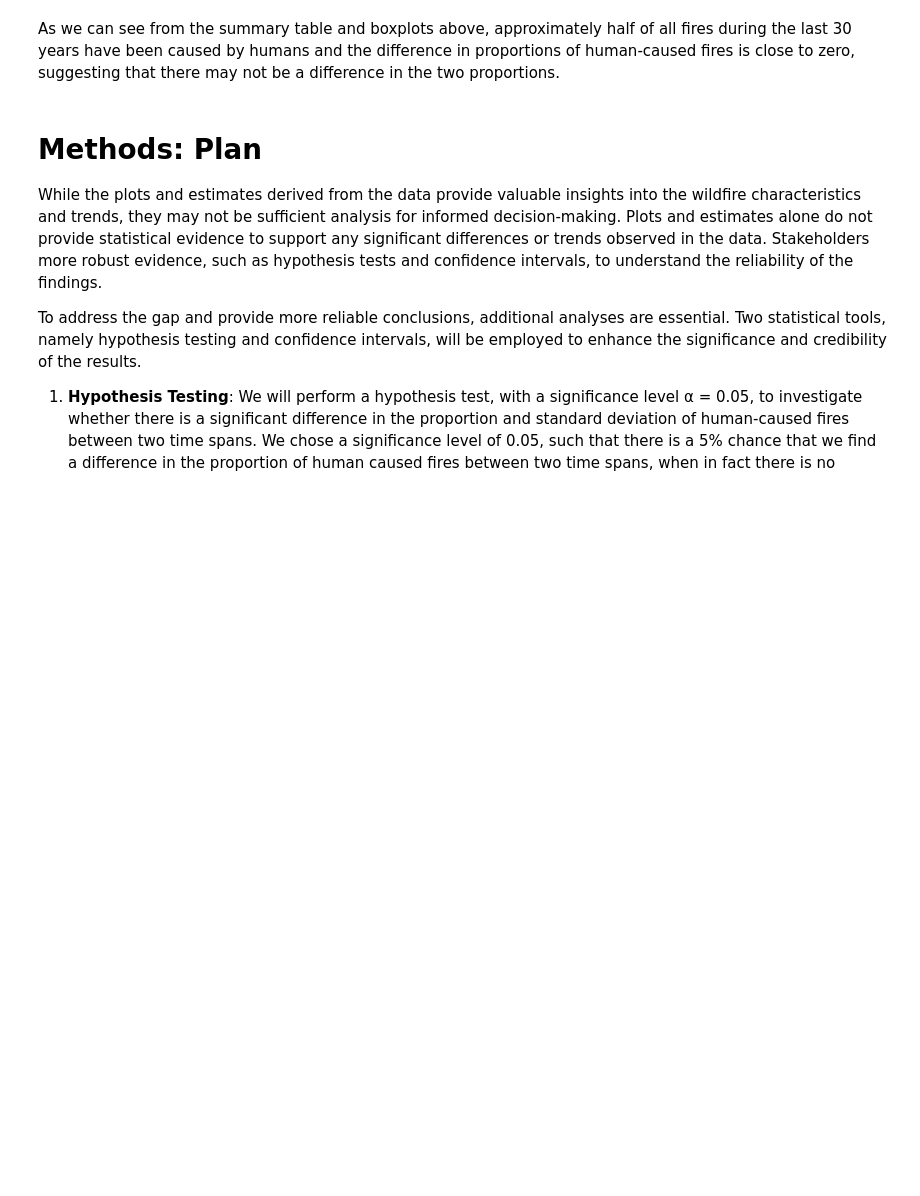
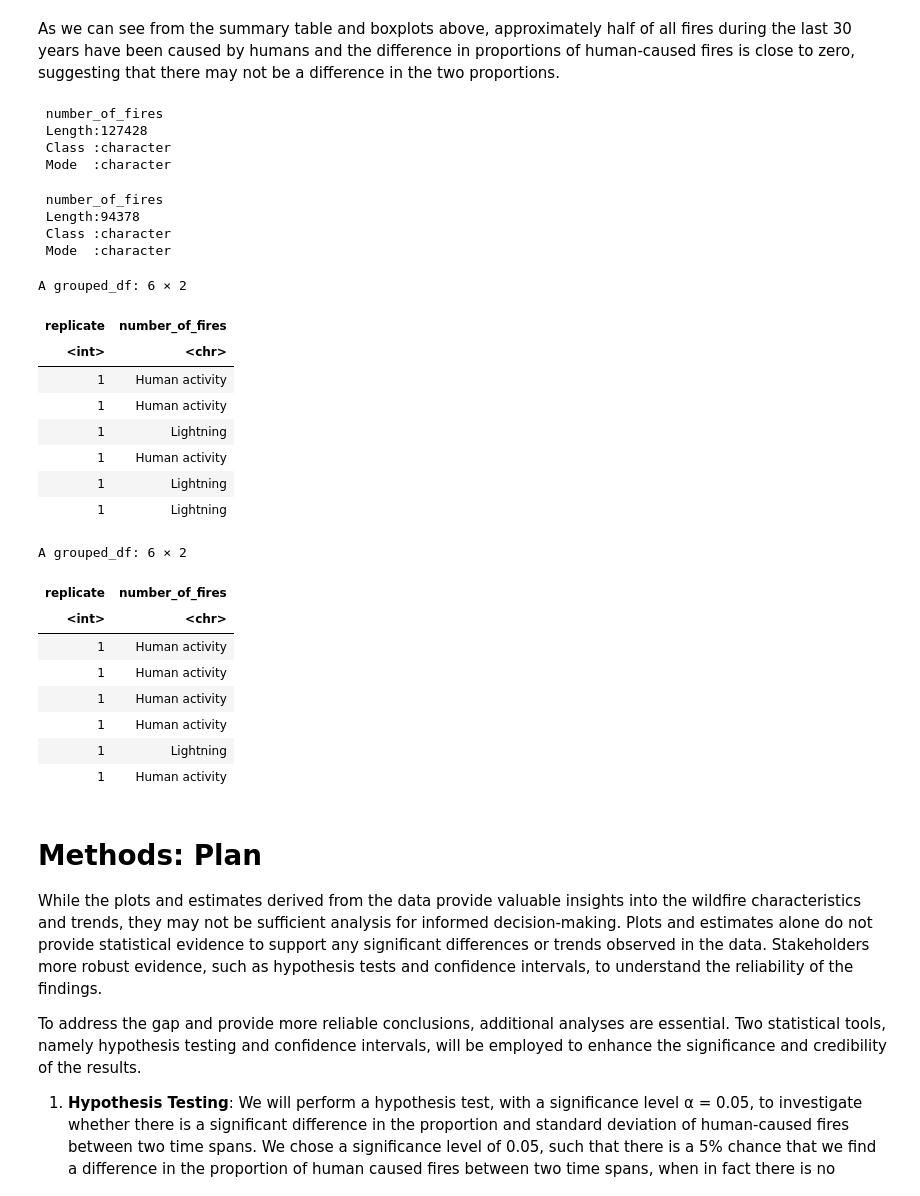
Before and after one commit to hakkd/Canada-Forest-Fires-By-Cause, a Jupyter notebook: report_group2.ipynb, the cells around one changed output. Cells and saved outputs as stored; diff of their text form; code cells hidden in the pictures; blank space fills up the shorter version.

Commit message:
Extended data and started bootstrapping distributions

```diff
--- a/report_group2.ipynb
+++ b/report_group2.ipynb
@@ -166,6 +172,64 @@ year_span_barplot
 [figure]
 # %% [markdown]
 As we can see from the summary table and boxplots above, approximately half of all fires during the last 30 years have been caused by humans and the difference in proportions of human-caused fires is close to zero, suggesting that there may not be a difference in the two proportions.
+# %%
+data_1990_2005 <- fire_data |>
+                  filter(Year <= 2005)
+expanded_data_1990_2005 <- data.frame()
+for (i in 1:nrow(data_1990_2005)) {
+  num_fires <- data_1990_2005$Number[i]
+  repeated_rows <- data.frame(number_of_fires = rep(data_1990_2005$Cause[i], num_fires))
+  expanded_data_1990_2005 <- rbind(expanded_data_1990_2005, repeated_rows)
+}
+summary(expanded_data_1990_2005)
+
+data_2006_2020 <- fire_data |>
+                  filter(Year <= 2020 & Year >= 2006)
+
+expanded_data_2006_2020 <- data.frame()
+for (i in 1:nrow(data_2006_2020)) {
+  num_fires <- data_2006_2020$Number[i]
+  repeated_rows <- data.frame(number_of_fires = rep(data_2006_2020$Cause[i], num_fires))
+  expanded_data_2006_2020 <- rbind(expanded_data_2006_2020, repeated_rows)
+}
+
+summary(expanded_data_2006_2020)
+
+
+boot_dist_1990_2005 <- expanded_data_1990_2005 |>
+                       rep_sample_n(size = nrow(expanded_data_1990_2005), reps = 10)
+head(boot_dist_1990_2005)
+
+boot_dist_2006_2020 <- expanded_data_2006_2020 |>
+                       rep_sample_n(size = nrow(expanded_data_2006_2020), reps = 10)
+head(boot_dist_2006_2020)
+# %% [output]
+ number_of_fires
+ Length:127428
+ Class :character
+ Mode  :character
+ number_of_fires
+ Length:94378
+ Class :character
+ Mode  :character
+A grouped_df: 6 × 2
+| replicate | number_of_fires |
+| <int> | <chr> |
+| 1 | Human activity |
+| 1 | Human activity |
+| 1 | Lightning |
+| 1 | Human activity |
+| 1 | Lightning |
+| 1 | Lightning |
+A grouped_df: 6 × 2
+| replicate | number_of_fires |
+| <int> | <chr> |
+| 1 | Human activity |
+| 1 | Human activity |
+| 1 | Human activity |
+| 1 | Human activity |
+| 1 | Lightning |
+| 1 | Human activity |
 # %% [markdown]
 # **Methods: Plan**
 
```
Also changed, not shown: parts of 1 cell of this notebook.
